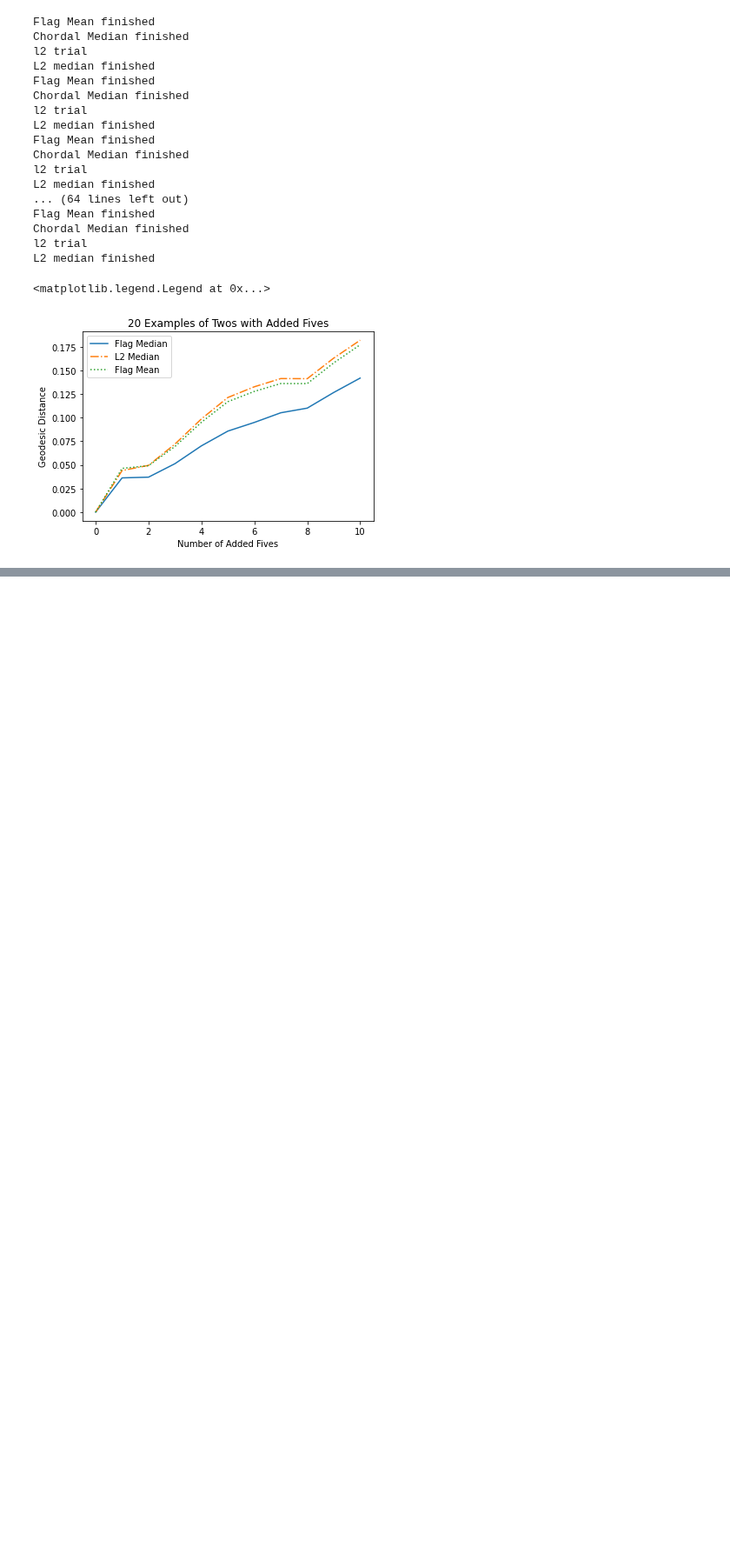
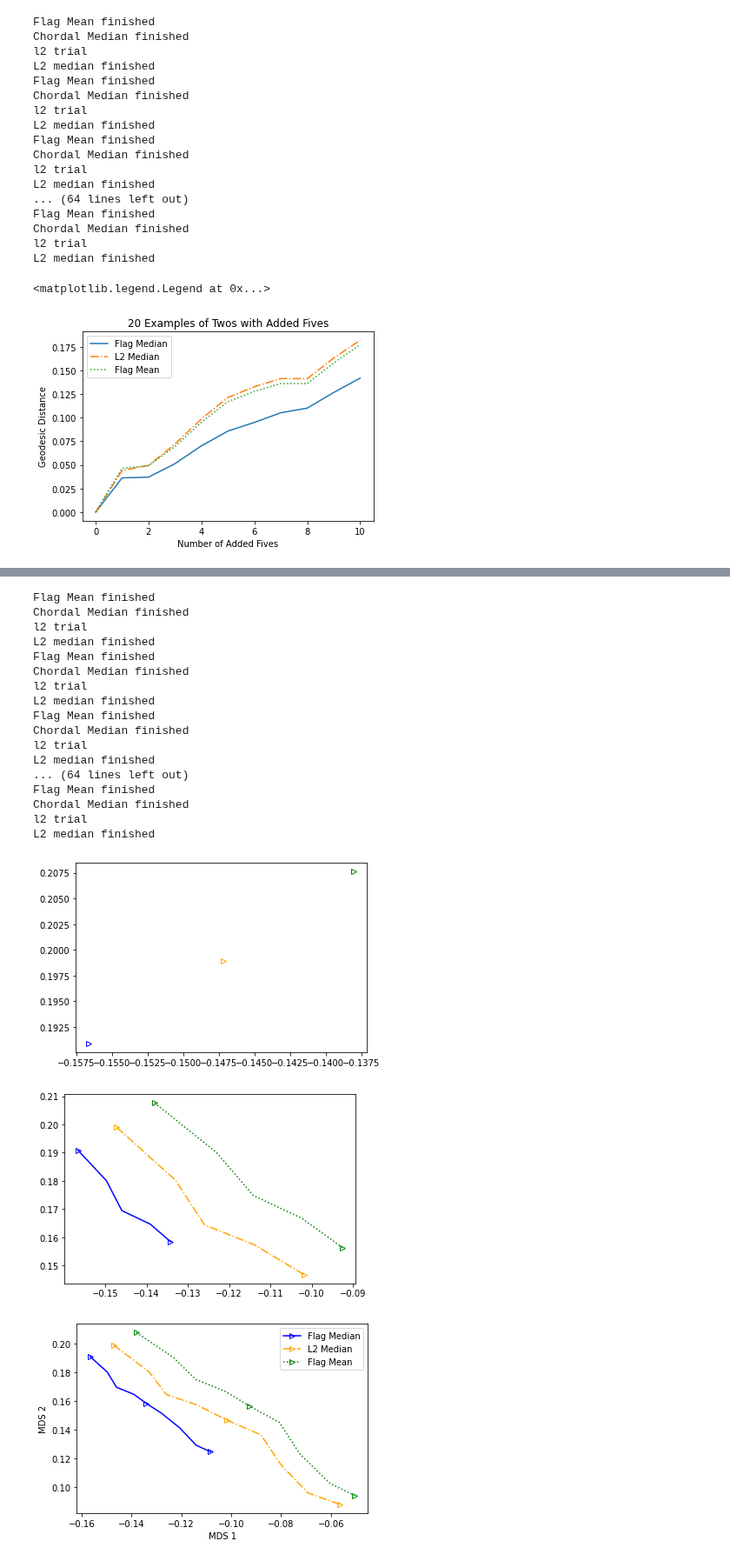
Before and after one commit to nmank/FlagIRLS, a Jupyter notebook: CVPR_Examples.ipynb, the cells around one changed output, grey strips where cells are left out. Shown at 87% size. Cells and saved outputs as stored; diff of their text form; code cells hidden in the pictures; blank space fills up the shorter version.

```diff
--- a/CVPR_Examples.ipynb
+++ b/CVPR_Examples.ipynb
@@ -638,0 +750,23 @@ plt.xlabel('Added Nines')
+# %%
+run_embedding_test(1, False)
+# %% [output]
+Flag Mean finished
+Chordal Median finished
+l2 trial
+L2 median finished
+Flag Mean finished
+Chordal Median finished
+l2 trial
+L2 median finished
+Flag Mean finished
+Chordal Median finished
+l2 trial
+L2 median finished
+... (64 lines left out)
+Flag Mean finished
+Chordal Median finished
+l2 trial
+L2 median finished
+[figure, added]
+[figure, added]
+[figure, added]
```
Also changed, not shown: parts of 15 cells of this notebook, 3 other files.
